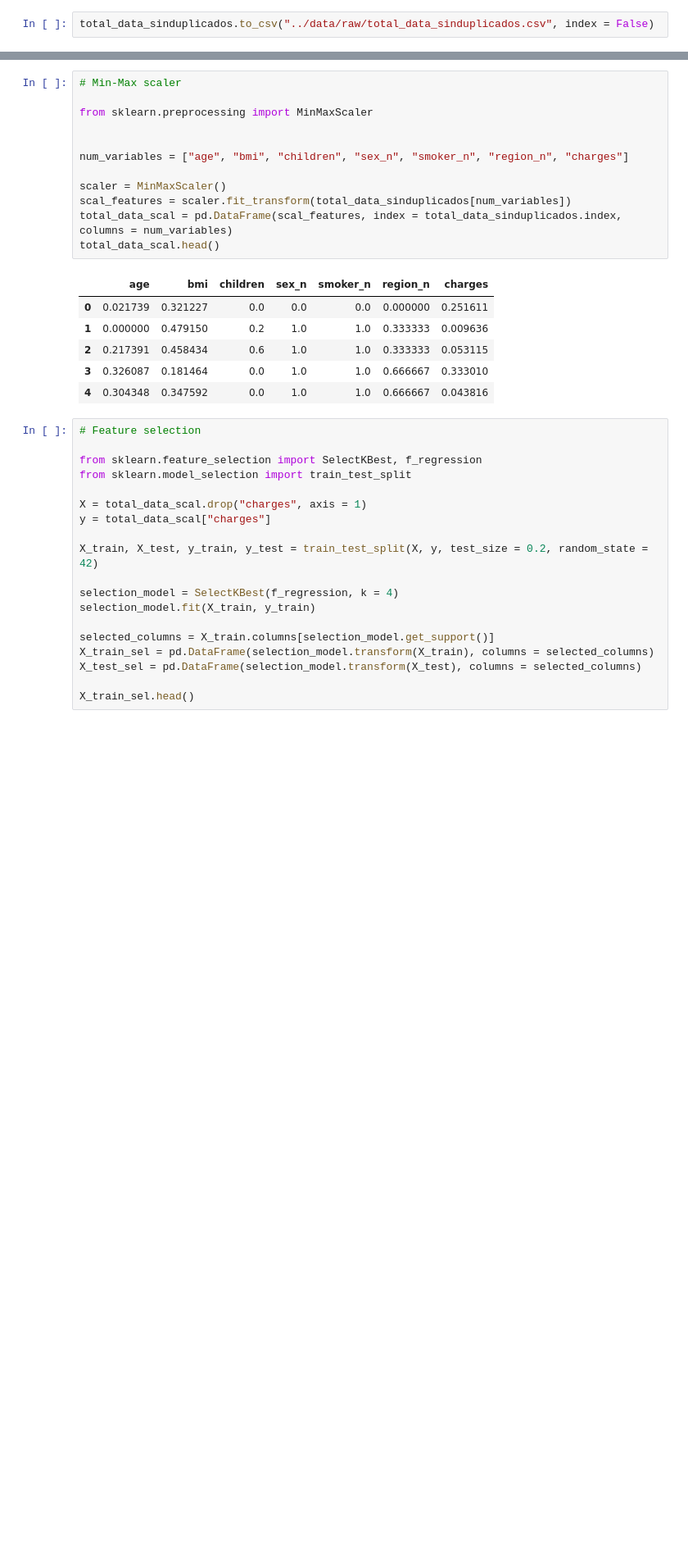
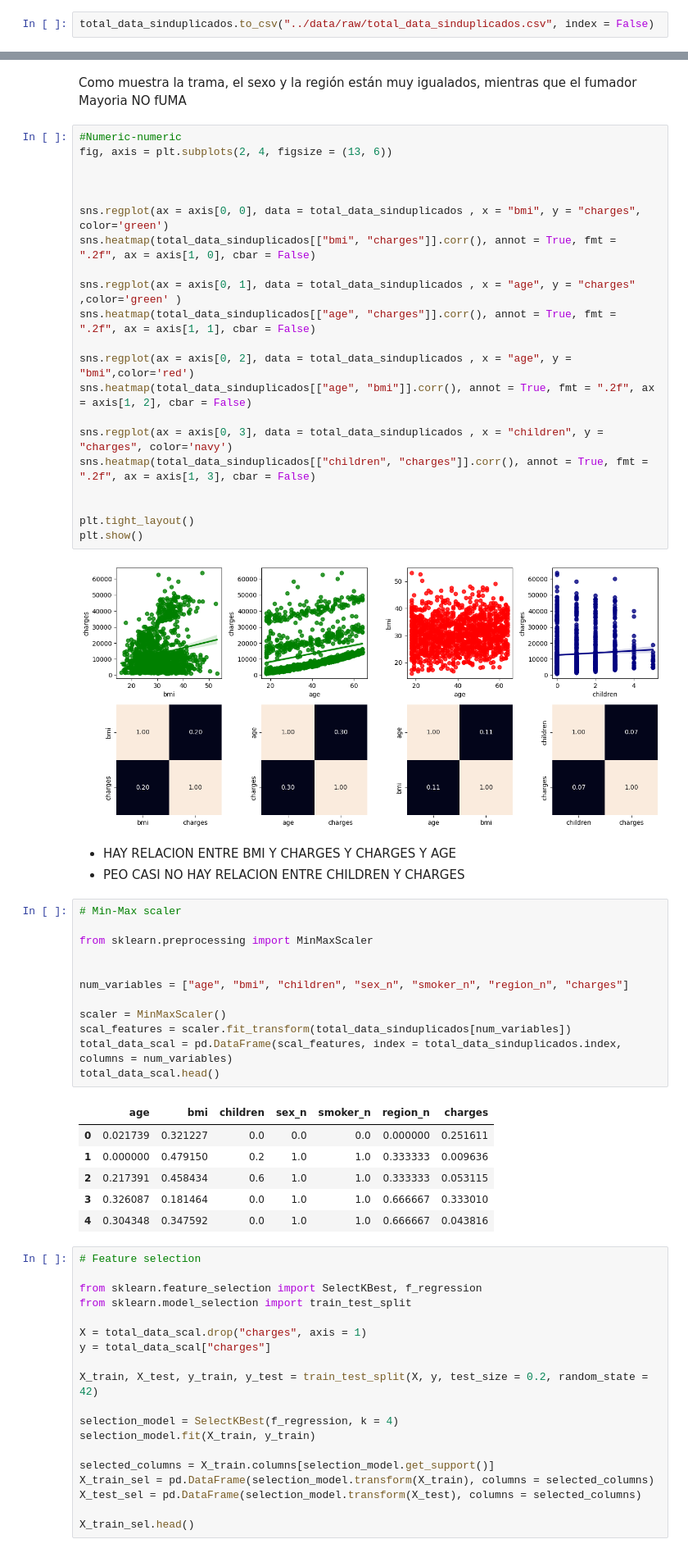
Before and after one commit to 4GeeksAcademy/Olga_K_lineal-regression, a Jupyter notebook: src/explore.ipynb, the cells around one changed output, grey strips where cells are left out. Shown at 82% size. Drawn from its saved outputs; the diff is of its cells as text; blank space fills up the shorter version.

```diff
--- a/src/explore.ipynb
+++ b/src/explore.ipynb
@@ -207,3 +206,32 @@ total_data_sinduplicados.to_csv("../data/raw/total_data_sinduplicados.csv", inde
+# %% [markdown]
+
+Como muestra la trama, el sexo y la región están muy igualados, mientras que el fumador Mayoria NO fUMA
+# %%
+#Numeric-numeric
+fig, axis = plt.subplots(2, 4, figsize = (13, 6))
+
+
+
+sns.regplot(ax = axis[0, 0], data = total_data_sinduplicados , x = "bmi", y = "charges", color='green')
+sns.heatmap(total_data_sinduplicados[["bmi", "charges"]].corr(), annot = True, fmt = ".2f", ax = axis[1, 0], cbar = False)
+
+sns.regplot(ax = axis[0, 1], data = total_data_sinduplicados , x = "age", y = "charges" ,color='green' )
+sns.heatmap(total_data_sinduplicados[["age", "charges"]].corr(), annot = True, fmt = ".2f", ax = axis[1, 1], cbar = False)
+
+sns.regplot(ax = axis[0, 2], data = total_data_sinduplicados , x = "age", y = "bmi",color='red')
+sns.heatmap(total_data_sinduplicados[["age", "bmi"]].corr(), annot = True, fmt = ".2f", ax = axis[1, 2], cbar = False)
+
+sns.regplot(ax = axis[0, 3], data = total_data_sinduplicados , x = "children", y = "charges", color='navy')
+sns.heatmap(total_data_sinduplicados[["children", "charges"]].corr(), annot = True, fmt = ".2f", ax = axis[1, 3], cbar = False)
+
+
+plt.tight_layout()
+plt.show()
+# %% [output]
+[figure, added]
+# %% [markdown]
+- HAY RELACION ENTRE BMI Y CHARGES Y CHARGES Y AGE
+- PEO CASI NO HAY RELACION ENTRE CHILDREN Y CHARGES
 # %%
 # Min-Max scaler
 
```
Also changed, not shown: parts of 9 cells of this notebook, 3 other files.
